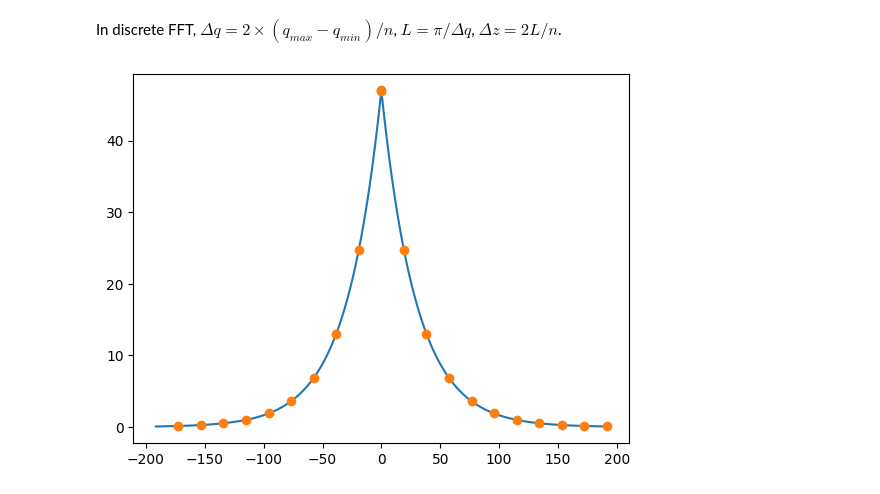
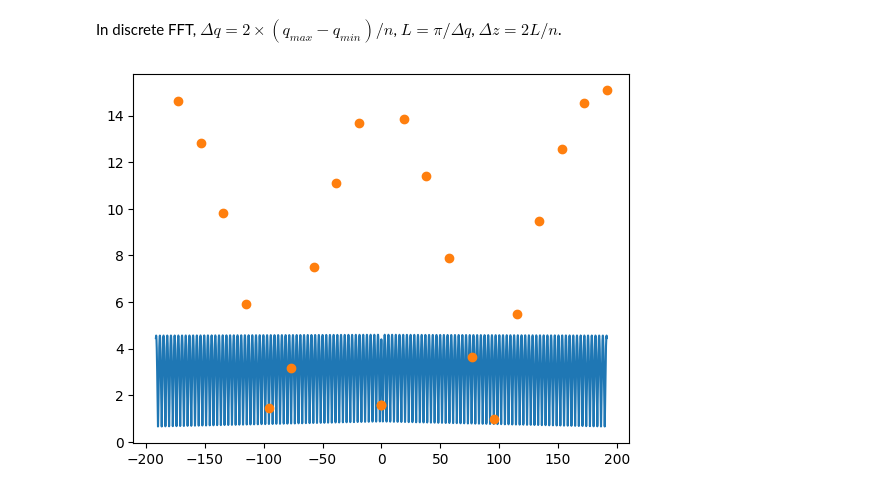
Before and after one commit to ClaudioQTM/2D_array, a Jupyter notebook: src/W_state/W_state_FFT.ipynb, the cells around one changed output. Saved outputs shown, nothing was run; the diff lists cells and outputs as text; code cells hidden in the pictures.

```diff
--- a/src/W_state/W_state_FFT.ipynb
+++ b/src/W_state/W_state_FFT.ipynb
@@ -78,8 +78,8 @@ def solve_Kz(q, E, r_para, Q_para, xtol=1e-12, rtol=1e-12):
         maxiter=100,
     )
 # %%
+from model import alpha, self_energy
 from smatrix import create_self_energy_interpolator_numba
-from model import alpha, self_energy
 
 sigma_data = np.load("../../data/sigma_grid0f1a.npz")
 kx = sigma_data["kx"]
@@ -89,14 +89,14 @@ sigma_func_period_numba = create_self_energy_interpolator_numba(
     kx, ky, sigma_grid, lattice=square_lattice
 )
 collective_lamb_shift = self_energy(
-    0, 0, square_lattice.a, square_lattice.d, square_lattice.omega_e, alpha
+    0, 0, square_lattice.a, square_lattice.d, lattice.omega_e, alpha
 ).real
 sigma_func_period = create_self_energy_interpolator_numba(
     kx, ky, sigma_grid, lattice=square_lattice
 )
 
 k_para = np.array([50, 50])
-E = square_lattice.omega_e
+E = lattice.omega_e
 
 kz = np.sqrt(E**2 - np.hypot(k_para[0], k_para[1]) ** 2)
 k = np.concatenate((k_para, np.array([kz])))
@@ -183,24 +181,23 @@ def W_k_sp_grid(
 from scipy.integrate import quad_vec
 
 r_para = np.array([0, 0])
-p_para = np.array([0, 0.1])
-E1 = 205 / 2
+p_para = np.array([0, 0])
+E1 = 203 / 2
 E = 205
 Q_para = np.array([0, 0])
 sigma_func_period = sigma_func_period_numba
 Zc = 0
-q_min, q_max = q_bounds(E, r_para, Q_para)
+q_min, q_max = q_bounds(E, r_para, Q_para, square_lattice)
 
 
-def quad_FT(r_para, p_para,Zc,z, E1, E, Q_para, lattice, sigma_func_period):
+def quad_FT(r_para, p_para, Zc, z, E1, E, Q_para, lattice, sigma_func_period):
     def W_quad_integrand(q):
         return (
             W_profile_BM(r_para, q, p_para, E1, E, Q_para, lattice, sigma_func_period)
-            * np.exp(1j * Zc * solve_Kz(q, E, r_para, Q_para))
+            * np.exp(1j * Zc * solve_Kz(q, E, r_para, Q_para, lattice))
             * np.exp(1j * q * z)
         )
-
-
+    q_min, q_max = q_bounds(E, r_para, Q_para, lattice)
     integral, integral_err = quad_vec(
         W_quad_integrand,
         q_min,
@@ -220,21 +217,14 @@ from scipy.fft import ifft
 n_points = 50000
 
 q_grid, value_grid = W_k_sp_grid(
-    r_para,
-    p_para,
-    E1,
-    E,
-    Q_para,
-    Zc,
-    square_lattice,
-    sigma_func_period,n_points
+    r_para, p_para, E1, E, Q_para, Zc, square_lattice, sigma_func_period, n_points
 )
-dq = q_grid[1]-q_grid[0]
-L = np.pi/dq # Nyquist limit
+dq = q_grid[1] - q_grid[0]
+L = np.pi / dq  # Nyquist limit
 
 z_grid = 2 * np.pi * np.fft.fftfreq(n_points, d=dq)
 
-#value_grid_ifft = (q_max-q_min)*ifft(value_grid)
+# value_grid_ifft = (q_max-q_min)*ifft(value_grid)
 value_grid_ifft = n_points * dq * ifft(value_grid)
 value_grid_ifft *= np.exp(1j * q_grid[0] * z_grid)
 
@@ -244,31 +234,31 @@ min_samples_per_period = 8
 resolved_z = 2 * np.pi / (min_samples_per_period * dq)
 keep = np.abs(z_grid) <= resolved_z
 trusted_idx = np.flatnonzero(keep)
 sample_idx = trusted_idx[:: max(1, len(trusted_idx) // 20)]
 z_sample = z_grid[sample_idx]
 
 quad_result = []
 quad_err = []
 for z_val in z_sample:
     val, err = quad_FT(
         r_para,
         p_para,
         Zc,
         z_val,
         E1,
         E,
         Q_para,
         square_lattice,
         sigma_func_period,
     )
     quad_result.append(val)
     quad_err.append(err)
 quad_result = np.asarray(quad_result)
 quad_err = np.asarray(quad_err)
 
 plot_idx = np.argsort(z_grid[keep])
 plt.plot(z_grid[keep][plot_idx], np.abs(value_grid_ifft[keep][plot_idx]))
 plt.plot(z_sample, np.abs(quad_result), "o")
 plt.show()
 # %% [output]
-[figure, old version]
+[figure, new version]
```
Also changed, not shown: parts of 2 cells of this notebook, 2 other files.
